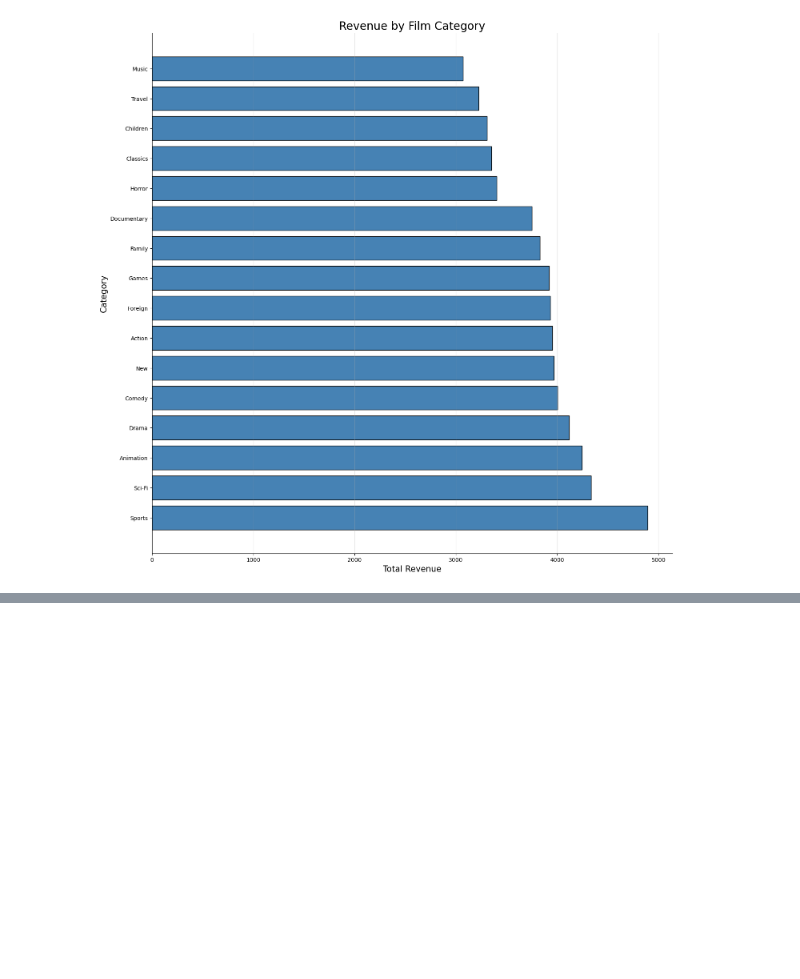
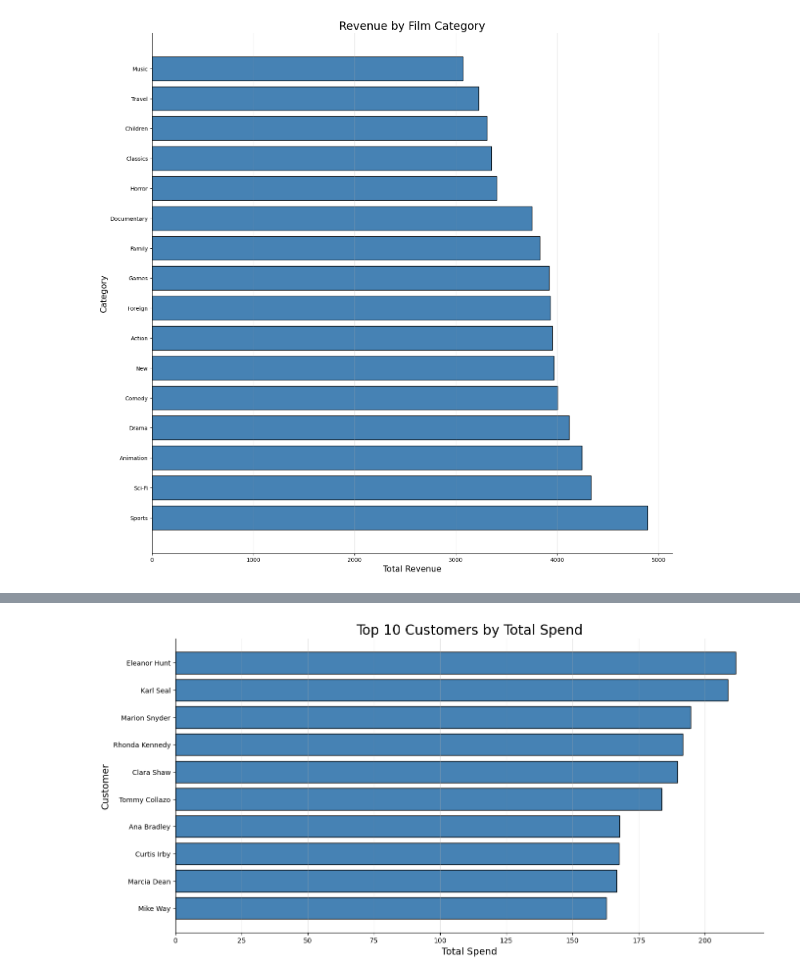
Before and after one commit to AkhileshGhatate5/dvdrental-analytics, a Jupyter notebook: notebooks/dvdrental.ipynb, the cells around one changed output, grey strips where cells are left out. Saved outputs shown, nothing was run; the diff lists cells and outputs as text; code cells hidden in the pictures; blank space fills up the shorter version.

```diff
--- a/notebooks/dvdrental.ipynb
+++ b/notebooks/dvdrental.ipynb
@@ -958,0 +1001,24 @@ plt.show()
+# %%
+df_q3['Customer Name'] = df_q3['First Name'] + ' ' + df_q3['Last Name']
+
+fig = plt.figure(figsize=(12,6))
+ax = fig.add_axes([0,0,1,1])
+
+ax.set_title('Top 10 Customers by Total Spend', fontsize=20)
+ax.set_xlabel('Total Spend', fontsize=14)
+ax.set_ylabel('Customer', fontsize=14)
+
+ax.grid(axis='x', alpha=0.3)
+
+ax.barh(
+    y=df_q3['Customer Name'],
+    width=df_q3['Total Spent'],
+    color='steelblue',
+    edgecolor='black'
+)
+
+ax.invert_yaxis()
+sns.despine()
+plt.show()
+# %% [output]
+[figure, added]
```
Also changed, not shown: parts of 57 cells of this notebook.
